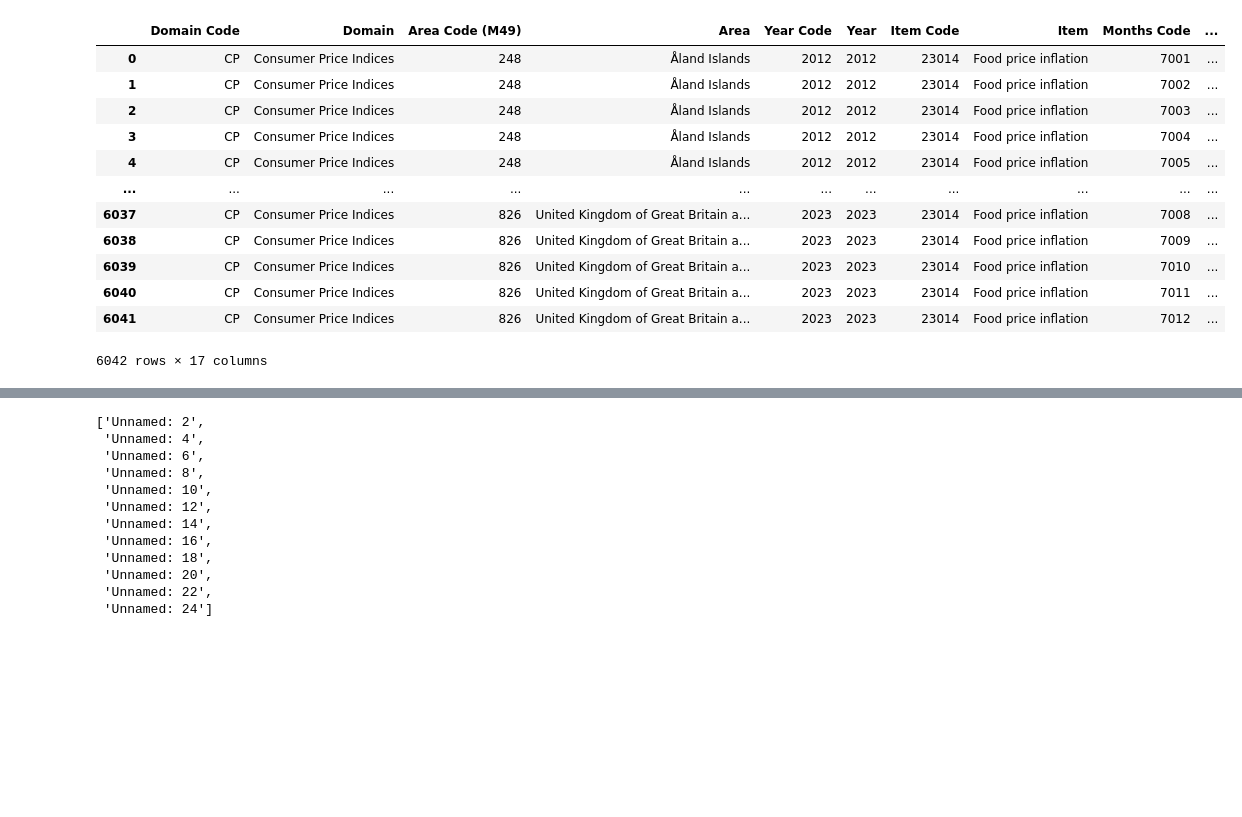
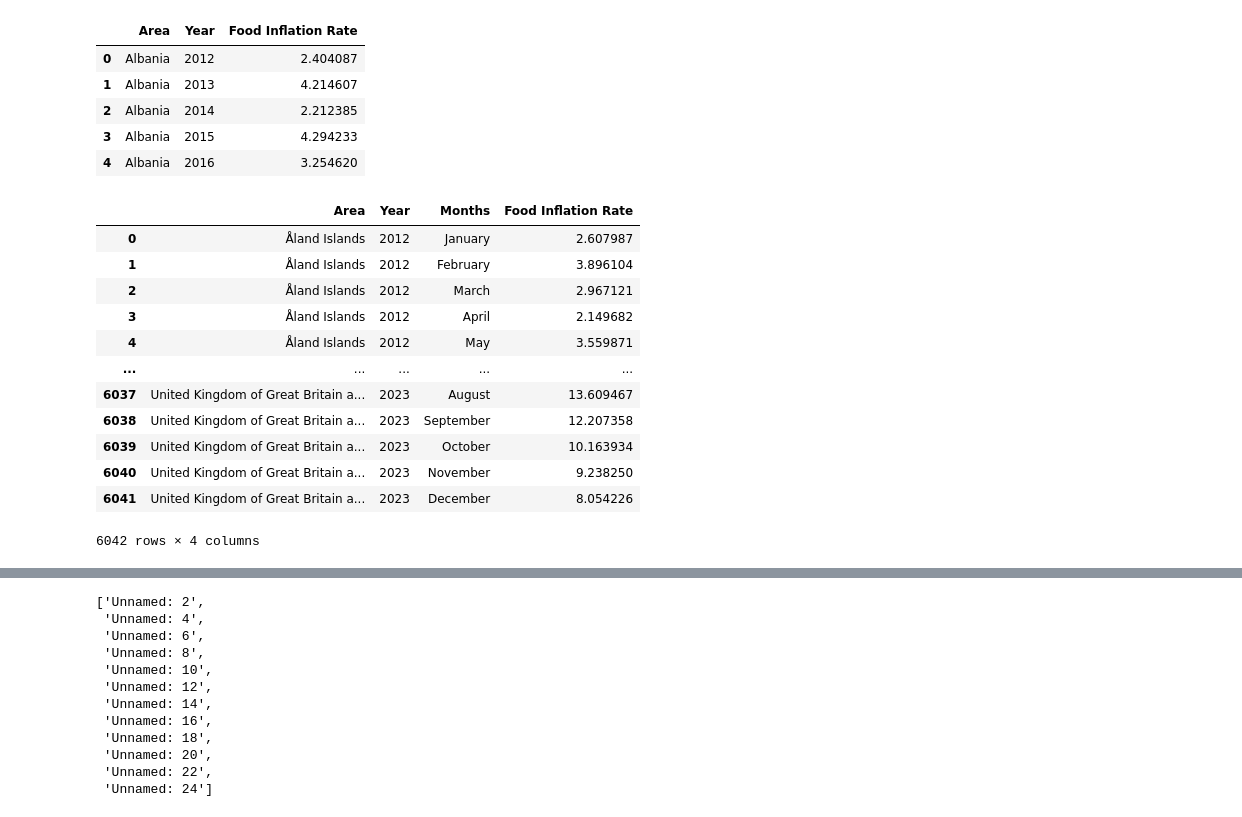
Before and after one commit to filipsam789/food-explainable-ai, a Jupyter notebook: project.ipynb, the cells around one changed output, grey strips where cells are left out. Cells and saved outputs as stored; diff of their text form; code cells hidden in the pictures; blank space fills up the shorter version.

```diff
--- a/project.ipynb
+++ b/project.ipynb
@@ -3,18 +4,11 @@ import pandas as pd
 # %%
 dataset_food_inflation_rate = pd.read_csv('./data/food_inflation_rate.csv')
 # %%
-dataset_food_inflation_rate
+dataset_food_inflation_rate.head()
 # %% [output]
-|  | Domain Code | Domain | Area Code (M49) | Area | Year Code | Year | Item Code | Item | Months Code | ... |
-| 0 | CP | Consumer Price Indices | 248 | Åland Islands | 2012 | 2012 | 23014 | Food price inflation | 7001 | ... |
-| 1 | CP | Consumer Price Indices | 248 | Åland Islands | 2012 | 2012 | 23014 | Food price inflation | 7002 | ... |
-| 2 | CP | Consumer Price Indices | 248 | Åland Islands | 2012 | 2012 | 23014 | Food price inflation | 7003 | ... |
-| 3 | CP | Consumer Price Indices | 248 | Åland Islands | 2012 | 2012 | 23014 | Food price inflation | 7004 | ... |
-| 4 | CP | Consumer Price Indices | 248 | Åland Islands | 2012 | 2012 | 23014 | Food price inflation | 7005 | ... |
-| ... | ... | ... | ... | ... | ... | ... | ... | ... | ... | ... |
-| 6037 | CP | Consumer Price Indices | 826 | United Kingdom of Great Britain a... | 2023 | 2023 | 23014 | Food price inflation | 7008 | ... |
-| 6038 | CP | Consumer Price Indices | 826 | United Kingdom of Great Britain a... | 2023 | 2023 | 23014 | Food price inflation | 7009 | ... |
-| 6039 | CP | Consumer Price Indices | 826 | United Kingdom of Great Britain a... | 2023 | 2023 | 23014 | Food price inflation | 7010 | ... |
-| 6040 | CP | Consumer Price Indices | 826 | United Kingdom of Great Britain a... | 2023 | 2023 | 23014 | Food price inflation | 7011 | ... |
-| 6041 | CP | Consumer Price Indices | 826 | United Kingdom of Great Britain a... | 2023 | 2023 | 23014 | Food price inflation | 7012 | ... |
+|  | Area | Year | Food Inflation Rate |
+| 0 | Albania | 2012 | 2.404087 |
+| 1 | Albania | 2013 | 4.214607 |
+| 2 | Albania | 2014 | 2.212385 |
+| 3 | Albania | 2015 | 4.294233 |
+| 4 | Albania | 2016 | 3.254620 |
-6042 rows × 17 columns
@@ -20,0 +19,16 @@ dataset_food_inflation_rate
+# %%
+dataset_food_inflation_rate.head()
+# %% [output]
+|  | Area | Year | Months | Food Inflation Rate |
+| 0 | Åland Islands | 2012 | January | 2.607987 |
+| 1 | Åland Islands | 2012 | February | 3.896104 |
+| 2 | Åland Islands | 2012 | March | 2.967121 |
+| 3 | Åland Islands | 2012 | April | 2.149682 |
+| 4 | Åland Islands | 2012 | May | 3.559871 |
+| ... | ... | ... | ... | ... |
+| 6037 | United Kingdom of Great Britain a... | 2023 | August | 13.609467 |
+| 6038 | United Kingdom of Great Britain a... | 2023 | September | 12.207358 |
+| 6039 | United Kingdom of Great Britain a... | 2023 | October | 10.163934 |
+| 6040 | United Kingdom of Great Britain a... | 2023 | November | 9.238250 |
+| 6041 | United Kingdom of Great Britain a... | 2023 | December | 8.054226 |
+6042 rows × 4 columns
```
Also changed, not shown: parts of 37 cells of this notebook.
